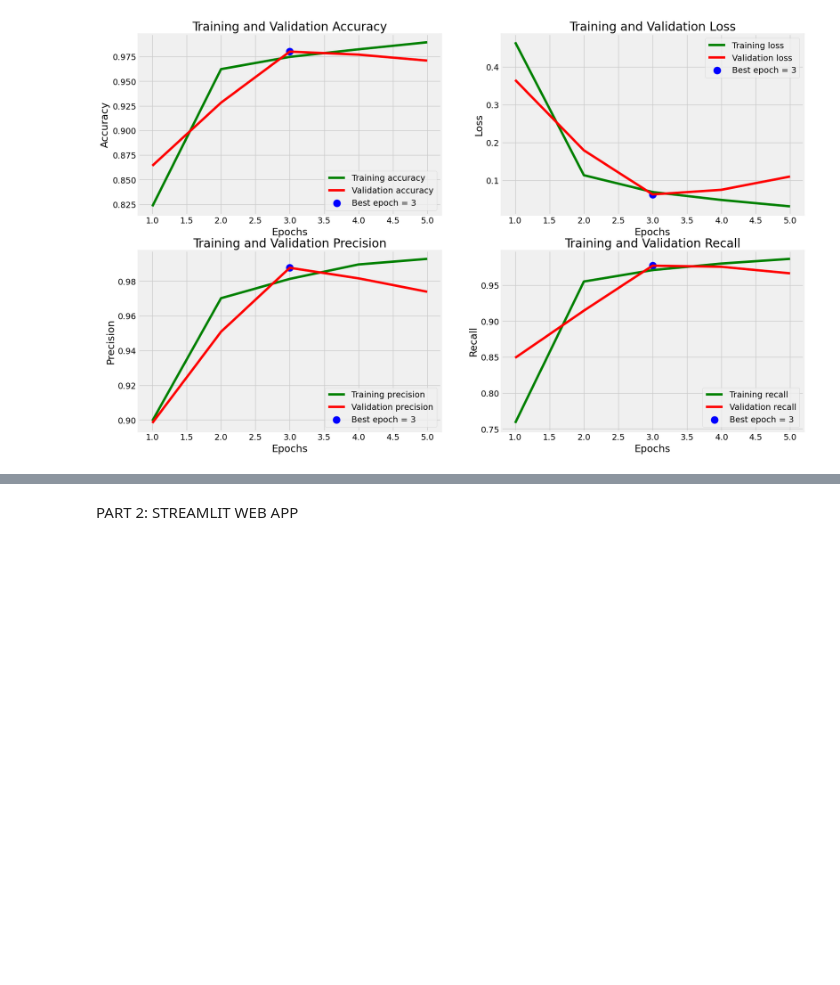
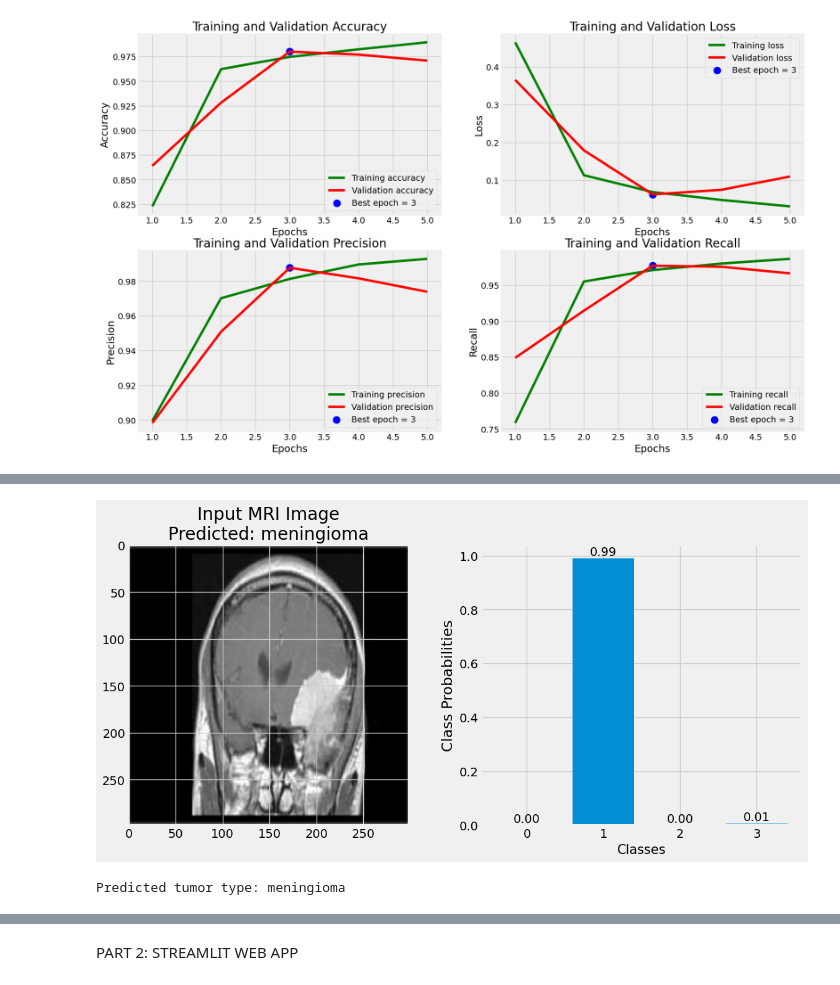
Before and after one commit to Jadalriyabi/Brain-Tumor-Classification-with-Neural-Networks, a Jupyter notebook: BrainTumorMLProject.ipynb, the cells around one changed output, grey strips where cells are left out. Cells and saved outputs as stored; diff of their text form; code cells hidden in the pictures; blank space fills up the shorter version.

```diff
--- a/BrainTumorMLProject.ipynb
+++ b/BrainTumorMLProject.ipynb
@@ -349,4 +365,5 @@ def predict(img_path: str) -> None:
 
     print(f"\nPredicted tumor type: {predicted_class}")
 # %%
-predict('/content/Testing/meningioma/Te-meTr_0000.jpg')
+predict('Testing/meningioma/Te-meTr_0000.jpg')
+# %% [output]
@@ -353 +371,3 @@ predict('/content/Testing/meningioma/Te-meTr_0000.jpg')
+[figure, added]
+Predicted tumor type: meningioma
 # %%
```
Also changed, not shown: parts of 17 cells of this notebook, 5 other files.
